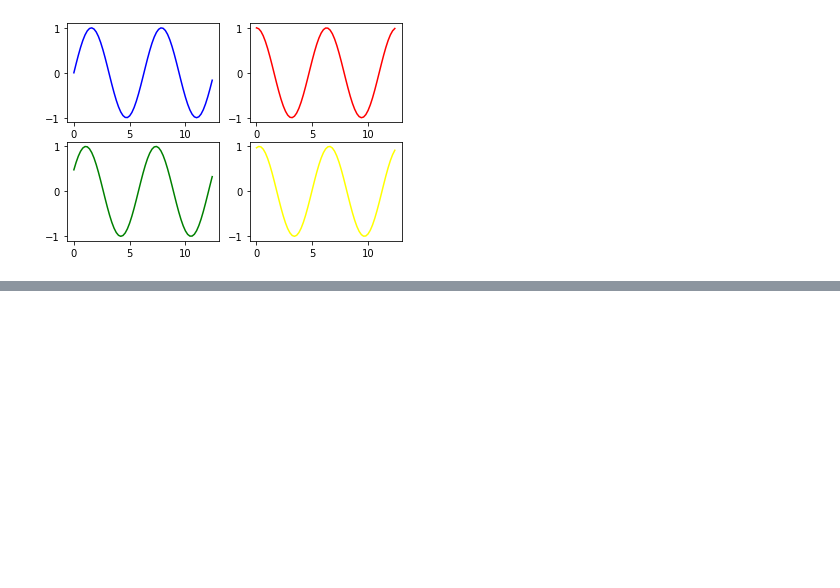
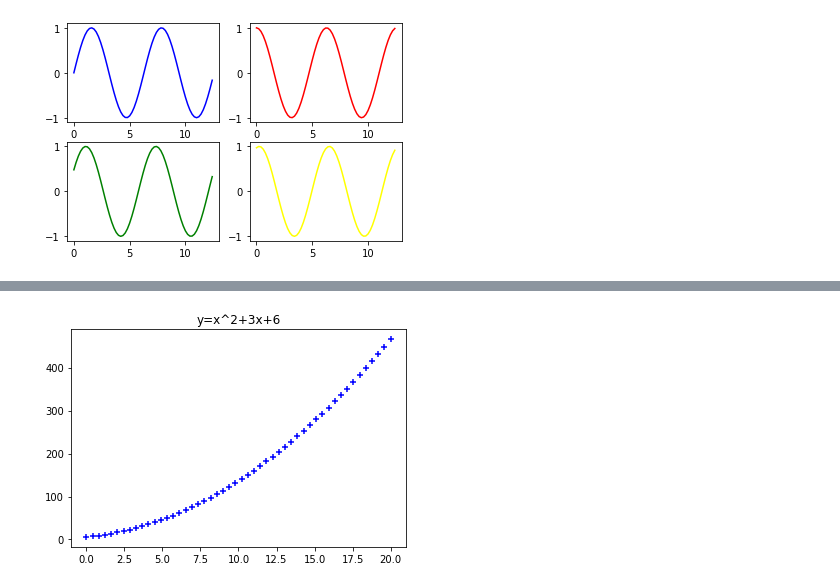
Before and after one commit to singhrishiraj/colab_python_assignment-5, a Jupyter notebook: Welcome_To_Colaboratory.ipynb, the cells around one changed output, grey strips where cells are left out. Cells and saved outputs as stored; diff of their text form; code cells hidden in the pictures; blank space fills up the shorter version.

```diff
--- a/Welcome_To_Colaboratory.ipynb
+++ b/Welcome_To_Colaboratory.ipynb
@@ -163,0 +175,13 @@ plt.show()
+# %%
+import matplotlib.pyplot as plt
+import numpy as np
+x=np.linspace(0,20,50)
+a=1
+b=3
+c=6
+y=a*x**2+b*x+c
+plt.title("y="+"x^2+"+str(b)+"x+"+str(c))
+plt.scatter(x,y,marker="+",color='blue')
+plt.show()
+# %% [output]
+[figure, added]
```
Also changed, not shown: parts of 1 cell of this notebook.
